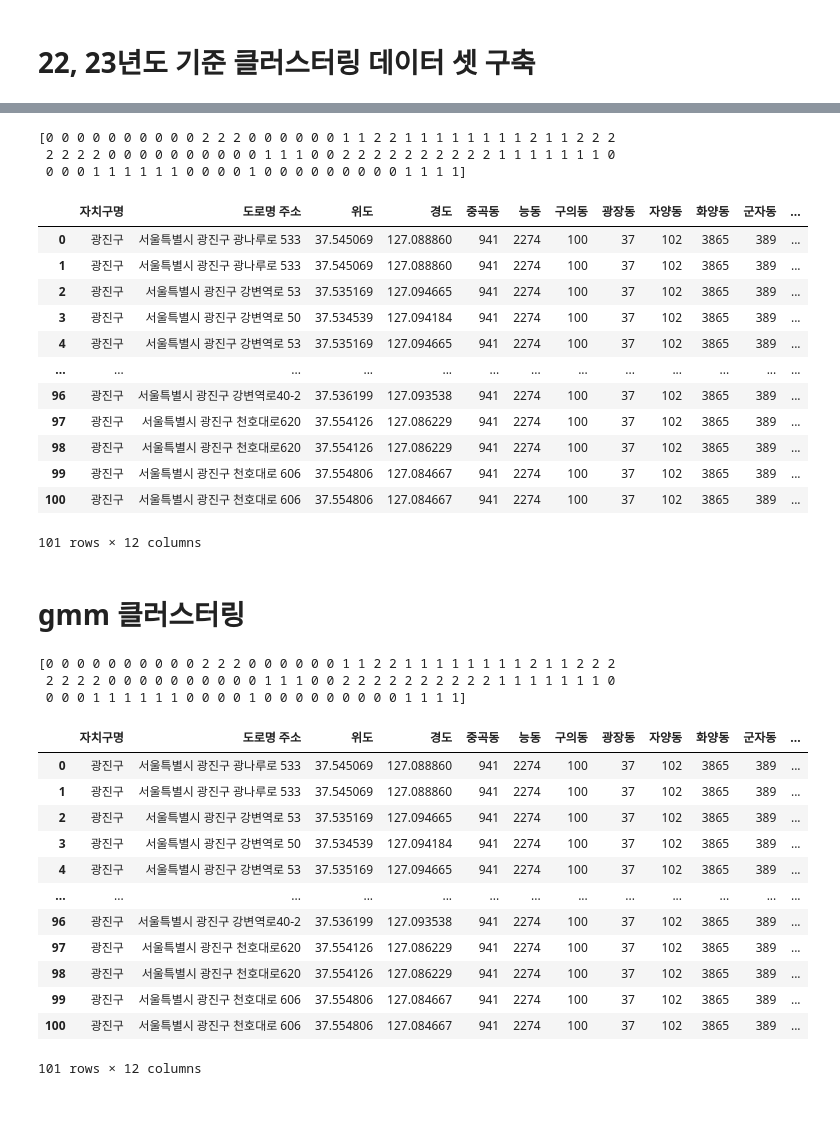
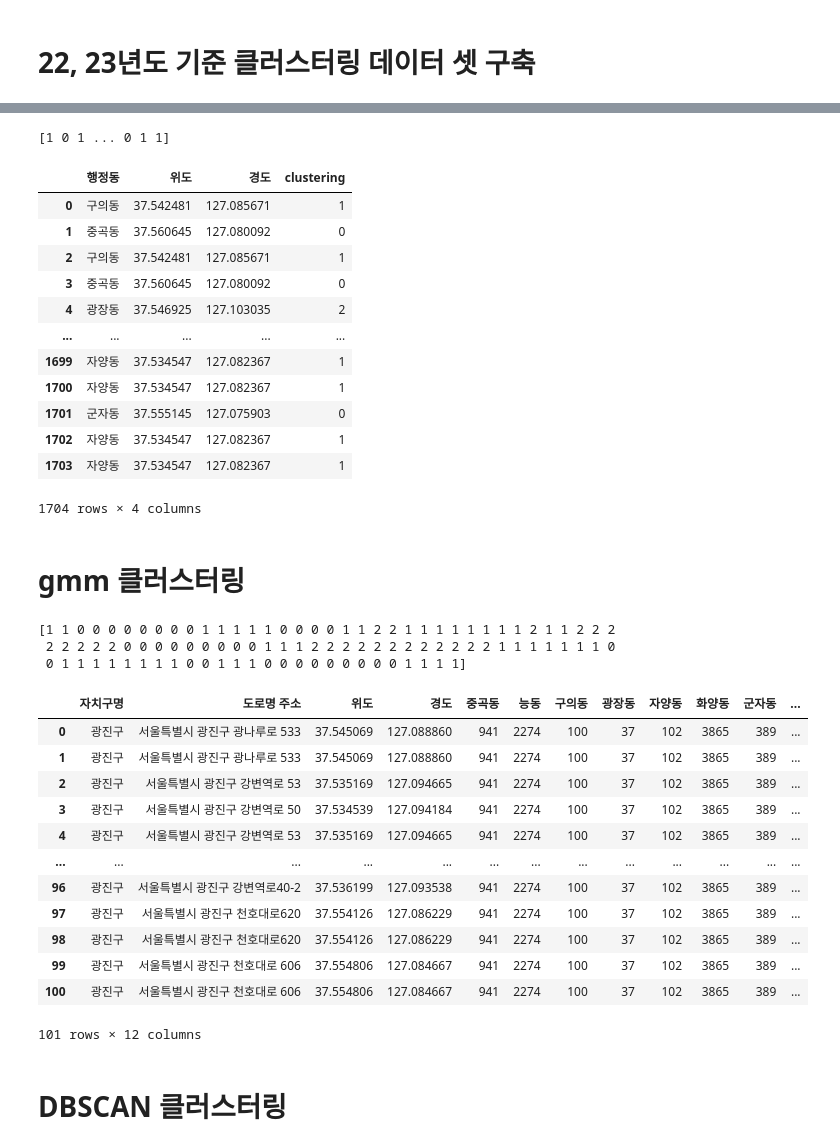
Before and after one commit to hyeeunjeong/bigdata, a Jupyter notebook: 광진구 빅데이터 분석.ipynb, the cells around one changed output, grey strips where cells are left out. Cells and saved outputs as stored; diff of their text form; code cells hidden in the pictures; blank space fills up the shorter version.

```diff
--- a/광진구 빅데이터 분석.ipynb
+++ b/광진구 빅데이터 분석.ipynb
@@ -167,3 +167,7 @@ result_df
 import numpy as np
 import matplotlib.pyplot as plt
 import pandas as pd
+# %%
+file=pd.read_excel('최종 클러스터링용 100m 위경도 변환.xlsx')
+result_df=pd.DataFrame(data=file)
+result_df
@@ -238,27 +249,25 @@ y_kmeans = kmeans.fit_predict(X)
 # %%
-kmeans = KMeans(n_clusters=3, random_state=0).fit(cluster_data.iloc[:, 2:])
+kmeans = KMeans(n_clusters=3, random_state=0).fit(cluster_data.iloc[:, 1:])
 labels=kmeans.labels_
 centers=kmeans.cluster_centers_
 print(labels)
 cluster_data['clustering']=labels
 cluster_data
 # %% [output]
-[0 0 0 0 0 0 0 0 0 0 2 2 2 0 0 0 0 0 0 1 1 2 2 1 1 1 1 1 1 1 1 2 1 1 2 2 2
- 2 2 2 2 0 0 0 0 0 0 0 0 0 0 1 1 1 0 0 2 2 2 2 2 2 2 2 2 2 1 1 1 1 1 1 1 0
- 0 0 0 1 1 1 1 1 1 0 0 0 0 1 0 0 0 0 0 0 0 0 0 1 1 1 1]
+[1 0 1 ... 0 1 1]
-|  | 자치구명 | 도로명 주소 | 위도 | 경도 | 중곡동 | 능동 | 구의동 | 광장동 | 자양동 | 화양동 | 군자동 | ... |
-| 0 | 광진구 | 서울특별시 광진구 광나루로 533 | 37.545069 | 127.088860 | 941 | 2274 | 100 | 37 | 102 | 3865 | 389 | ... |
-| 1 | 광진구 | 서울특별시 광진구 광나루로 533 | 37.545069 | 127.088860 | 941 | 2274 | 100 | 37 | 102 | 3865 | 389 | ... |
-| 2 | 광진구 | 서울특별시 광진구 강변역로 53 | 37.535169 | 127.094665 | 941 | 2274 | 100 | 37 | 102 | 3865 | 389 | ... |
-| 3 | 광진구 | 서울특별시 광진구 강변역로 50 | 37.534539 | 127.094184 | 941 | 2274 | 100 | 37 | 102 | 3865 | 389 | ... |
-| 4 | 광진구 | 서울특별시 광진구 강변역로 53 | 37.535169 | 127.094665 | 941 | 2274 | 100 | 37 | 102 | 3865 | 389 | ... |
-| ... | ... | ... | ... | ... | ... | ... | ... | ... | ... | ... | ... | ... |
-| 96 | 광진구 | 서울특별시 광진구 강변역로40-2 | 37.536199 | 127.093538 | 941 | 2274 | 100 | 37 | 102 | 3865 | 389 | ... |
-| 97 | 광진구 | 서울특별시 광진구 천호대로620 | 37.554126 | 127.086229 | 941 | 2274 | 100 | 37 | 102 | 3865 | 389 | ... |
-| 98 | 광진구 | 서울특별시 광진구 천호대로620 | 37.554126 | 127.086229 | 941 | 2274 | 100 | 37 | 102 | 3865 | 389 | ... |
-| 99 | 광진구 | 서울특별시 광진구 천호대로 606 | 37.554806 | 127.084667 | 941 | 2274 | 100 | 37 | 102 | 3865 | 389 | ... |
-| 100 | 광진구 | 서울특별시 광진구 천호대로 606 | 37.554806 | 127.084667 | 941 | 2274 | 100 | 37 | 102 | 3865 | 389 | ... |
+|  | 행정동 | 위도 | 경도 | clustering |
+| 0 | 구의동 | 37.542481 | 127.085671 | 1 |
+| 1 | 중곡동 | 37.560645 | 127.080092 | 0 |
+| 2 | 구의동 | 37.542481 | 127.085671 | 1 |
+| 3 | 중곡동 | 37.560645 | 127.080092 | 0 |
+| 4 | 광장동 | 37.546925 | 127.103035 | 2 |
+| ... | ... | ... | ... | ... |
+| 1699 | 자양동 | 37.534547 | 127.082367 | 1 |
+| 1700 | 자양동 | 37.534547 | 127.082367 | 1 |
+| 1701 | 군자동 | 37.555145 | 127.075903 | 0 |
+| 1702 | 자양동 | 37.534547 | 127.082367 | 1 |
+| 1703 | 자양동 | 37.534547 | 127.082367 | 1 |
-101 rows × 12 columns
+1704 rows × 4 columns
 # %% [markdown]
 # gmm 클러스터링
 # %%
@@ -270,9 +279,9 @@ print(predict)
 cluster_data['clustering']=predict
 cluster_data
 # %% [output]
-[0 0 0 0 0 0 0 0 0 0 2 2 2 0 0 0 0 0 0 1 1 2 2 1 1 1 1 1 1 1 1 2 1 1 2 2 2
- 2 2 2 2 0 0 0 0 0 0 0 0 0 0 1 1 1 0 0 2 2 2 2 2 2 2 2 2 2 1 1 1 1 1 1 1 0
- 0 0 0 1 1 1 1 1 1 0 0 0 0 1 0 0 0 0 0 0 0 0 0 1 1 1 1]
+[1 1 0 0 0 0 0 0 0 0 1 1 1 1 1 0 0 0 0 1 1 2 2 1 1 1 1 1 1 1 1 2 1 1 2 2 2
+ 2 2 2 2 2 0 0 0 0 0 0 0 0 0 1 1 1 2 2 2 2 2 2 2 2 2 2 2 2 1 1 1 1 1 1 1 0
+ 0 1 1 1 1 1 1 1 1 0 0 1 1 1 0 0 0 0 0 0 0 0 0 1 1 1 1]
 |  | 자치구명 | 도로명 주소 | 위도 | 경도 | 중곡동 | 능동 | 구의동 | 광장동 | 자양동 | 화양동 | 군자동 | ... |
 | 0 | 광진구 | 서울특별시 광진구 광나루로 533 | 37.545069 | 127.088860 | 941 | 2274 | 100 | 37 | 102 | 3865 | 389 | ... |
 | 1 | 광진구 | 서울특별시 광진구 광나루로 533 | 37.545069 | 127.088860 | 941 | 2274 | 100 | 37 | 102 | 3865 | 389 | ... |
@@ -286,3 +295,5 @@ cluster_data
 | 99 | 광진구 | 서울특별시 광진구 천호대로 606 | 37.554806 | 127.084667 | 941 | 2274 | 100 | 37 | 102 | 3865 | 389 | ... |
 | 100 | 광진구 | 서울특별시 광진구 천호대로 606 | 37.554806 | 127.084667 | 941 | 2274 | 100 | 37 | 102 | 3865 | 389 | ... |
 101 rows × 12 columns
+# %% [markdown]
+# DBSCAN 클러스터링
```
Also changed, not shown: parts of 19 cells of this notebook.
